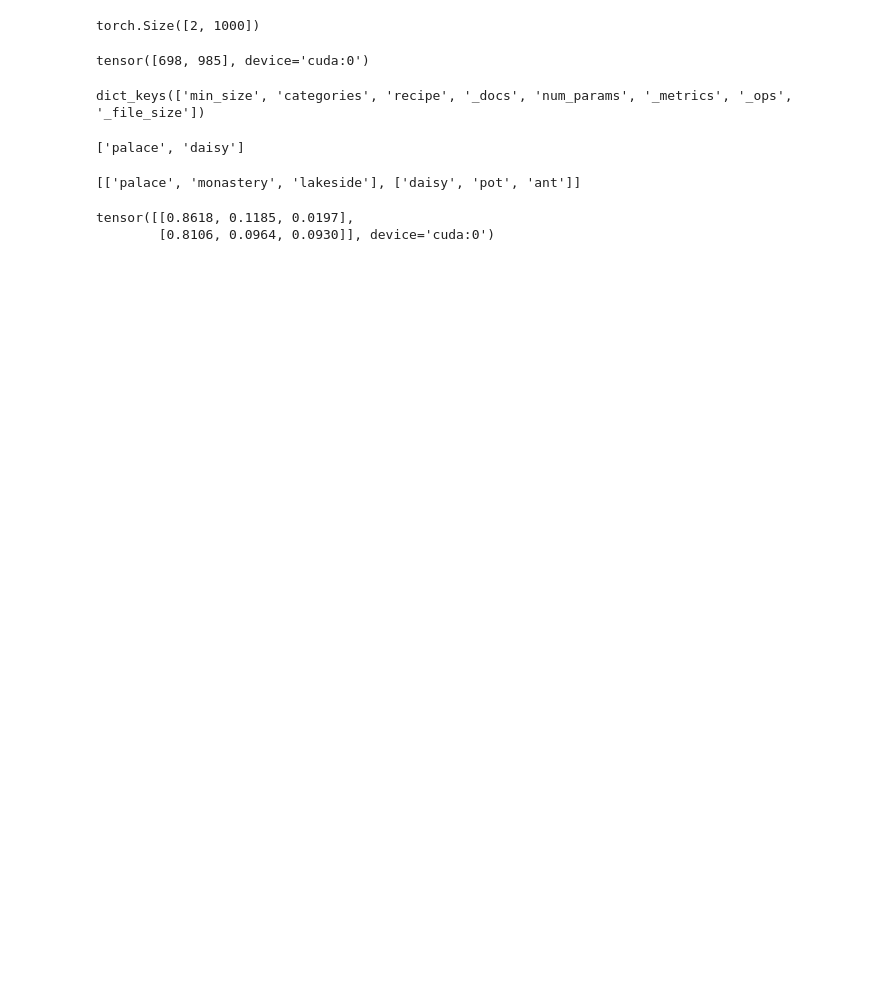
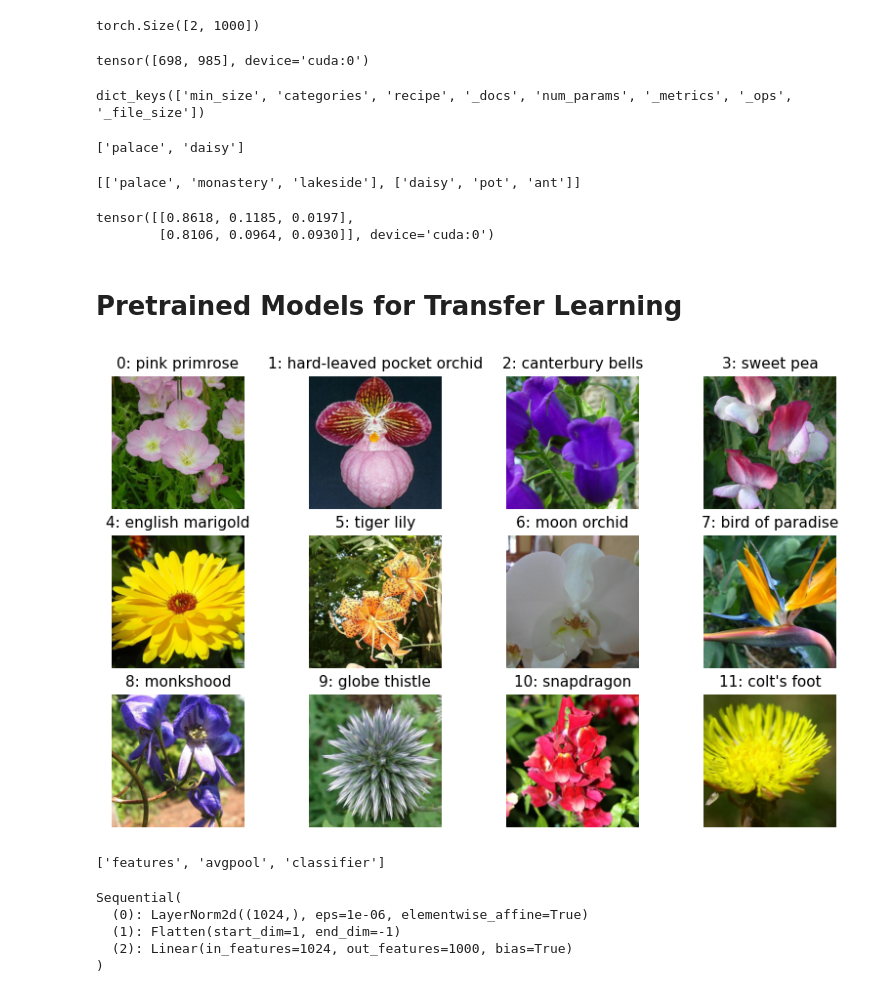
Before and after one commit to databyhuseyn/DeepLearning, a Jupyter notebook: Get_Started_with_Computer_Vision_with_PyTorch.ipynb, the cells around one changed output. Cells and saved outputs as stored; diff of their text form; code cells hidden in the pictures; blank space fills up the shorter version.

```diff
--- a/Get_Started_with_Computer_Vision_with_PyTorch.ipynb
+++ b/Get_Started_with_Computer_Vision_with_PyTorch.ipynb
@@ -628,3 +628,11 @@ y_top3_logits.softmax(dim=1)
 # %% [output]
 tensor([[0.8618, 0.1185, 0.0197],
         [0.8106, 0.0964, 0.0930]], device='cuda:0')
+# %% [markdown]
+# Pretrained Models for Transfer Learning
+# %%
+DefaultFlowers102 = partial(torchvision.datasets.Flowers102, root="datasets",
+                            transform=weights.transforms(), download=True)
+train_set = DefaultFlowers102(split="train")
+valid_set = DefaultFlowers102(split="val")
+test_set = DefaultFlowers102(split="test")
@@ -630,0 +647,32 @@ tensor([[0.8618, 0.1185, 0.0197],
+# %%
+# extra code – displays the 1st image of classes 0 to 11 in the train set
+
+transform = torchvision.transforms.Compose([
+    torchvision.transforms.ToTensor(),
+    torchvision.transforms.CenterCrop(500),
+])
+flowers_to_display = DefaultFlowers102(split="train", transform=transform)
+sample_flowers = sorted({y: img for img, y in flowers_to_display}.items())[:12]
+
+plt.figure(figsize=(10, 6))
+for class_id, image in sample_flowers:
+    if class_id == 12: break
+    plt.subplot(3, 4, class_id + 1)
+    plot_image(image)
+    plt.title(f"{class_id}: {class_names[class_id]}", fontsize=11)
+
+plt.show()
+# %% [output]
+[figure, added]
+# %%
+[name for name, child in model.named_children()]
+# %% [output]
+['features', 'avgpool', 'classifier']
+# %%
+model.classifier
+# %% [output]
+Sequential(
+  (0): LayerNorm2d((1024,), eps=1e-06, elementwise_affine=True)
+  (1): Flatten(start_dim=1, end_dim=-1)
+  (2): Linear(in_features=1024, out_features=1000, bias=True)
+)
```
Also changed, not shown: parts of 25 cells of this notebook.
